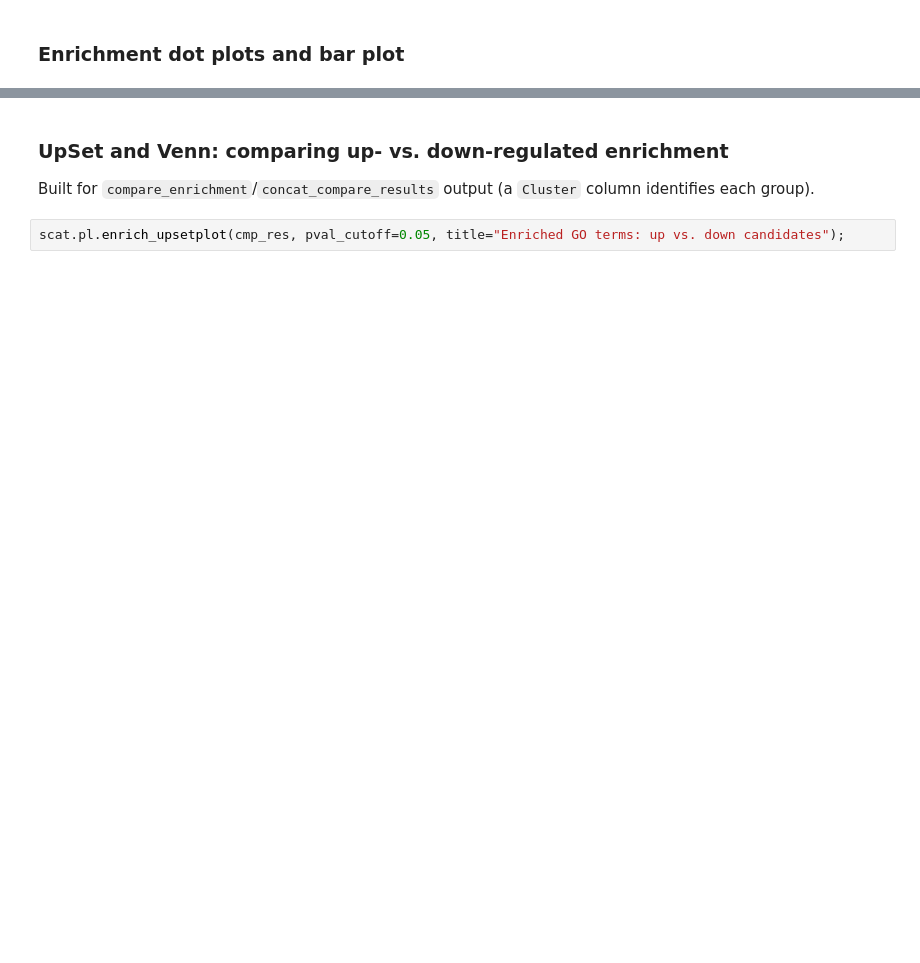
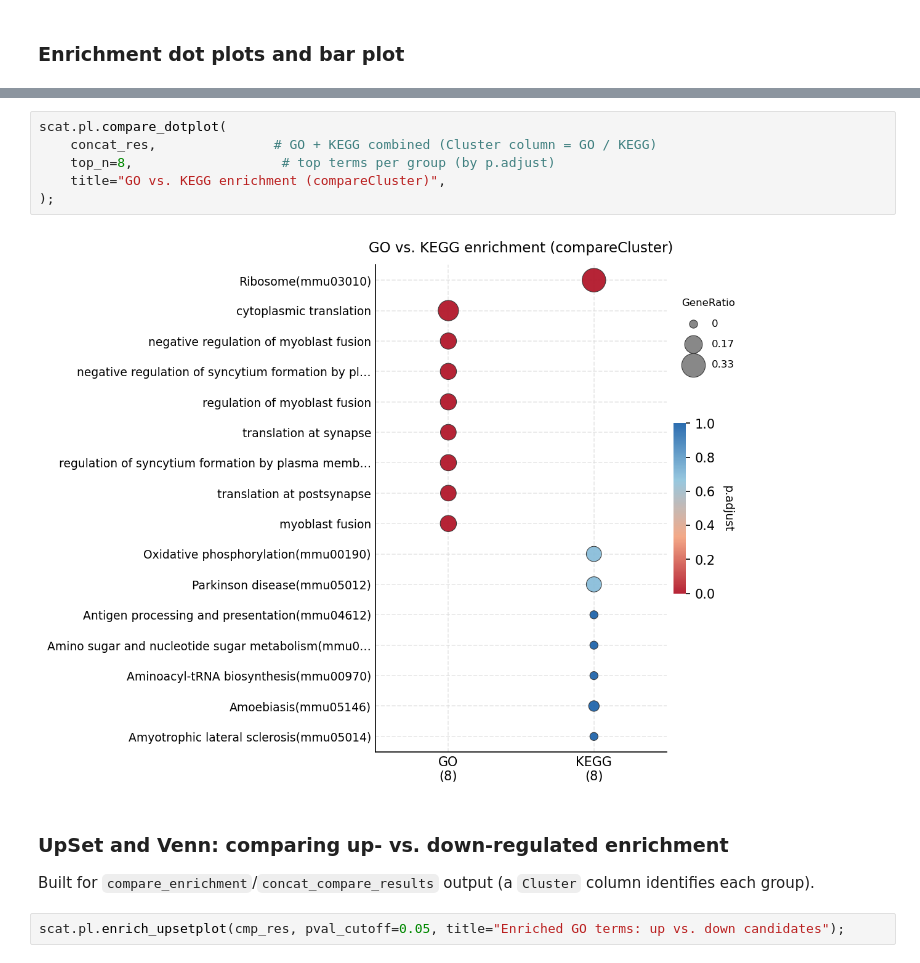
Before and after one commit to leelieber2025/scATrans, a Jupyter notebook: docs/tutorials/t_ec_standalone_de_enrichment.ipynb, the cells around one changed output, grey strips where cells are left out. Saved outputs shown, nothing was run; the diff lists cells and outputs as text; blank space fills up the shorter version.

```diff
--- a/docs/tutorials/t_ec_standalone_de_enrichment.ipynb
+++ b/docs/tutorials/t_ec_standalone_de_enrichment.ipynb
@@ -528,3 +549,11 @@ scat.pl.enrich_barplot(go_res, top_n=12, title="GO Biological Process (bar)");
+# %%
+scat.pl.compare_dotplot(
+    concat_res,               # GO + KEGG combined (Cluster column = GO / KEGG)
+    top_n=8,                   # top terms per group (by p.adjust)
+    title="GO vs. KEGG enrichment (compareCluster)",
+);
+# %% [output]
+[figure, added]
 # %% [markdown]
 ### UpSet and Venn: comparing up- vs. down-regulated enrichment
 
```
Also changed, not shown: parts of 25 cells of this notebook, 40 other files.
